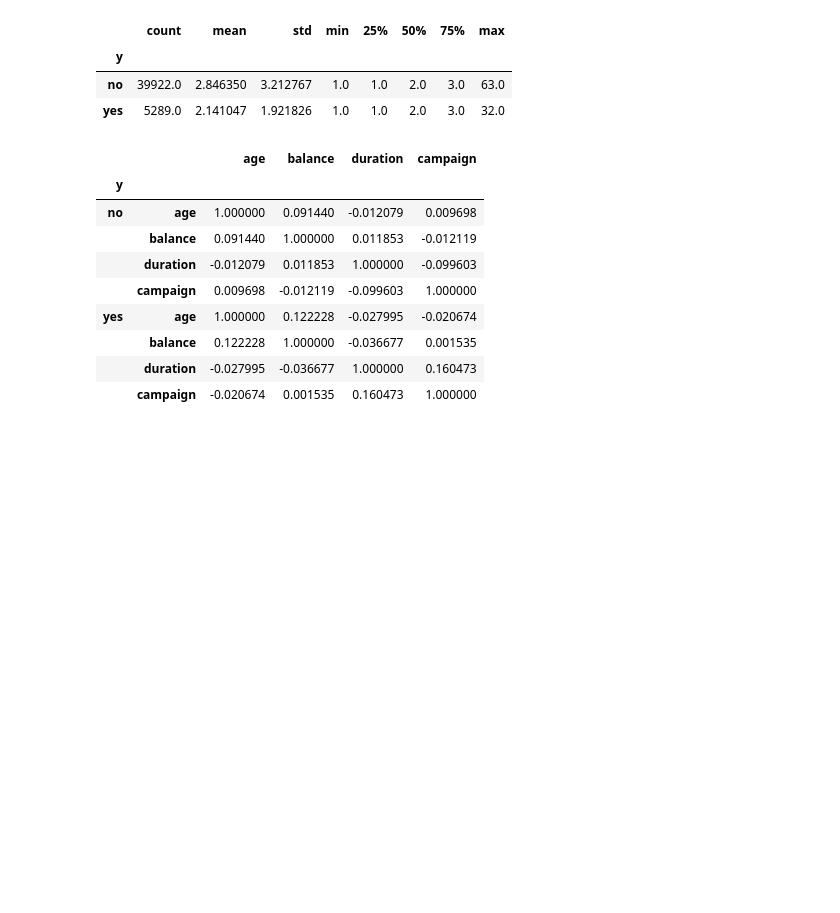
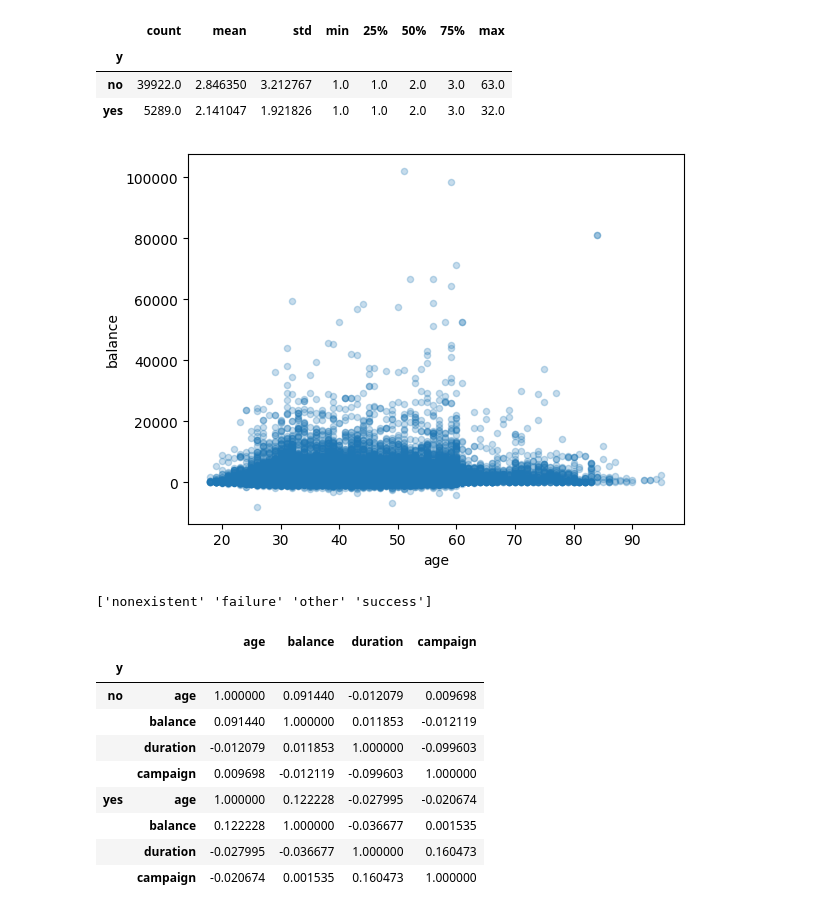
Before and after one commit to juliano-CN/analise-maketing-bancario, a Jupyter notebook: bank.ipynb, the cells around one changed output. Saved outputs shown, nothing was run; the diff lists cells and outputs as text; code cells hidden in the pictures; blank space fills up the shorter version.

```diff
--- a/bank.ipynb
+++ b/bank.ipynb
@@ -106,6 +107,20 @@ campaign
 | y |  |  |  |  |  |  |  |  |
 | no | 39922.0 | 2.846350 | 3.212767 | 1.0 | 1.0 | 2.0 | 3.0 | 63.0 |
 | yes | 5289.0 | 2.141047 | 1.921826 | 1.0 | 1.0 | 2.0 | 3.0 | 32.0 |
+# %%
+from pandas.plotting import scatter_matrix
+attributes = ['y','age','balance','duration','campaign']
+#scatter_matrix(df[attributes], figsize=(12, 8))
+df.plot(kind='scatter',x='age',y='balance',alpha = 0.25)
+plt.show()
+# %% [output]
+[figure, added]
+# %%
+#df["poutcome"] = df["poutcome"].fillna('nonexistent', inplace=True)
+
+print(df['poutcome'].unique())
+# %% [output]
+['nonexistent' 'failure' 'other' 'success']
 # %%
 df[numerical_variables].groupby('y').corr()
 # %% [output]
```
Also changed, not shown: parts of 12 cells of this notebook, 1 other file.
